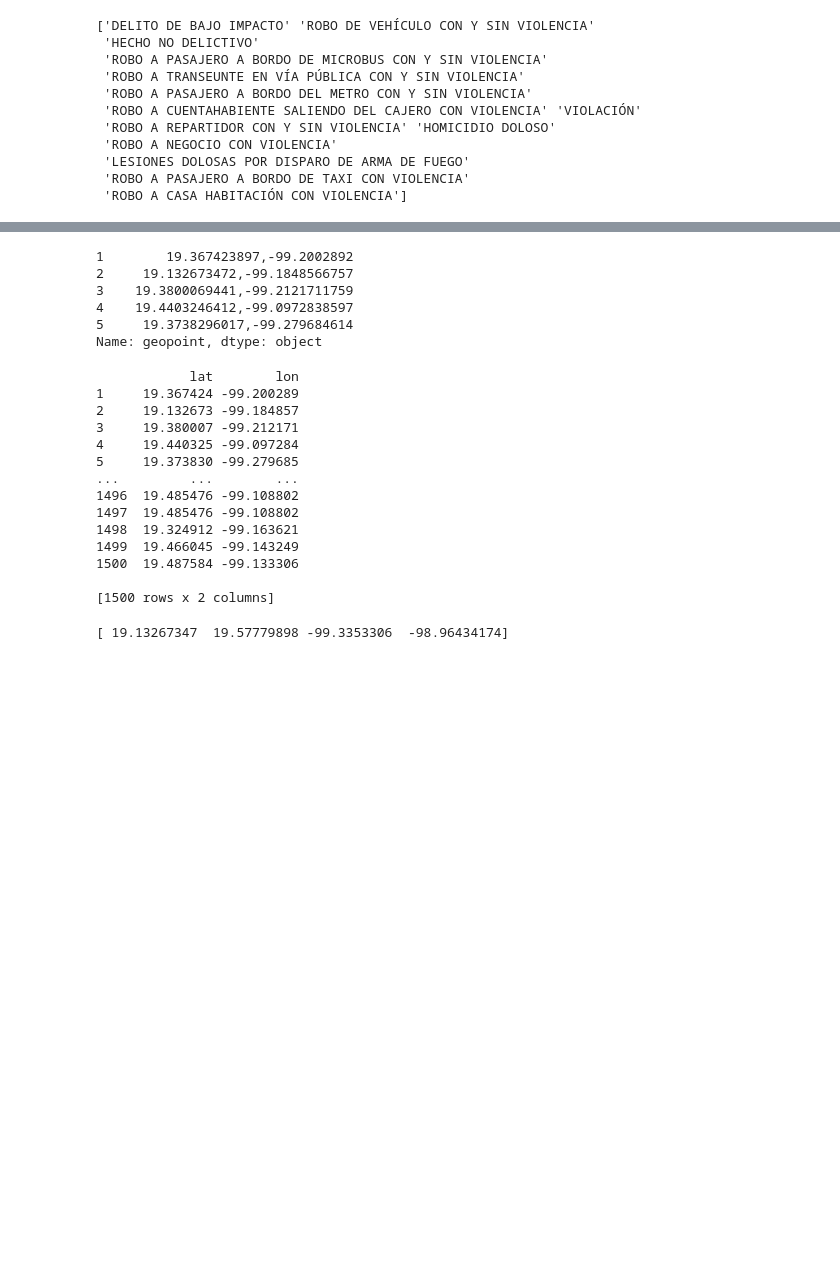
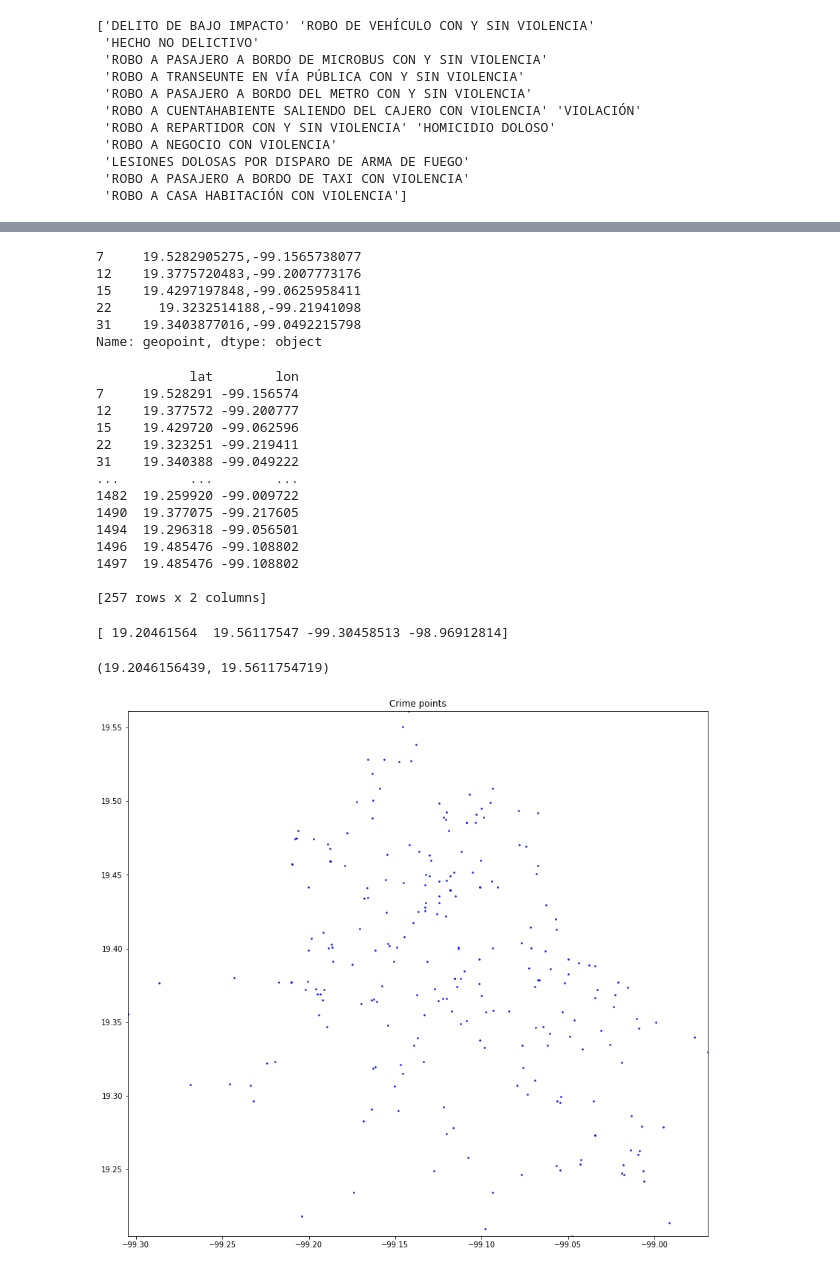
Before and after one commit to dveloz/OptimalCamaraPlacement, a Jupyter notebook: CameraPlacement.ipynb, the cells around one changed output, grey strips where cells are left out. Saved outputs shown, nothing was run; the diff lists cells and outputs as text; code cells hidden in the pictures; blank space fills up the shorter version.

```diff
--- a/CameraPlacement.ipynb
+++ b/CameraPlacement.ipynb
@@ -51,4 +52,4 @@ print(crime.Categoria.unique())
 #  'ROBO A CASA HABITACIÓN CON VIOLENCIA']
 delitos_ai = ['ROBO DE VEHÍCULO CON Y SIN VIOLENCIA','ROBO A PASAJERO A BORDO DE MICROBUS CON Y SIN VIOLENCIA','ROBO A TRANSEUNTE EN VÍA PÚBLICA CON Y SIN VIOLENCIA','ROBO A PASAJERO A BORDO DEL METRO CON Y SIN VIOLENCIA','ROBO A CUENTAHABIENTE SALIENDO DEL CAJERO CON VIOLENCIA','VIOLACIÓN','ROBO A REPARTIDOR CON Y SIN VIOLENCIA','HOMICIDIO DOLOSO','ROBO A NEGOCIO CON VIOLENCIA','LESIONES DOLOSAS POR DISPARO DE ARMA DE FUEGO','ROBO A PASAJERO A BORDO DE TAXI CON VIOLENCIA','ROBO A CASA HABITACIÓN CON VIOLENCIA']
 # %%
-crime[crime['Categoria'].isin(delitos_ai)]
+crime = crime[crime['Categoria'].isin(delitos_ai)]
@@ -70,34 +57,44 @@ crime[crime['Categoria'].isin(delitos_ai)]
 crime_geopoints = crime["geopoint"]
 print(crime_geopoints.head())
 # %% [output]
-1        19.367423897,-99.2002892
-2     19.132673472,-99.1848566757
-3    19.3800069441,-99.2121711759
-4    19.4403246412,-99.0972838597
-5     19.3738296017,-99.279684614
+7     19.5282905275,-99.1565738077
+12    19.3775720483,-99.2007773176
+15    19.4297197848,-99.0625958411
+22      19.3232514188,-99.21941098
+31    19.3403877016,-99.0492215798
 Name: geopoint, dtype: object
 # %%
-crime_geopoints = crime_geopoints.str.split(pat=",",n = 2, expand = True)
+crime_geopoints = crime_geopoints.str.split(pat=",", n=2, expand=True)
 crime_geopoints.columns = ['lat', 'lon']
 crime_geopoints = crime_geopoints.astype(float)
 print(crime_geopoints)
 # %% [output]
             lat        lon
-1     19.367424 -99.200289
-2     19.132673 -99.184857
-3     19.380007 -99.212171
-4     19.440325 -99.097284
-5     19.373830 -99.279685
+7     19.528291 -99.156574
+12    19.377572 -99.200777
+15    19.429720 -99.062596
+22    19.323251 -99.219411
+31    19.340388 -99.049222
 ...         ...        ...
+1482  19.259920 -99.009722
+1490  19.377075 -99.217605
+1494  19.296318 -99.056501
 1496  19.485476 -99.108802
 1497  19.485476 -99.108802
-1498  19.324912 -99.163621
-1499  19.466045 -99.143249
-1500  19.487584 -99.133306
 
-[1500 rows x 2 columns]
+[257 rows x 2 columns]
 # %%
+margin  = 30e-2
 bounds = np.array([crime_geopoints.lat.min(),crime_geopoints.lat.max(),crime_geopoints.lon.min(),crime_geopoints.lon.max()])
 print(bounds)
 # %% [output]
-[ 19.13267347  19.57779898 -99.3353306  -98.96434174]
+[ 19.20461564  19.56117547 -99.30458513 -98.96912814]
+# %%
+fig_q, ax_q = plt.subplots(figsize = (14,13))
+ax_q.scatter(crime_geopoints.lon, crime_geopoints.lat, zorder=1, alpha= 0.8, c='b', s=3)
+ax_q.set_title('Crime points')
+ax_q.set_xlim(bounds[2],bounds[3])
+ax_q.set_ylim(bounds[0],bounds[1])
+# %% [output]
+(19.2046156439, 19.5611754719)
+[figure, added]
```
Also changed, not shown: parts of 2 cells of this notebook.
